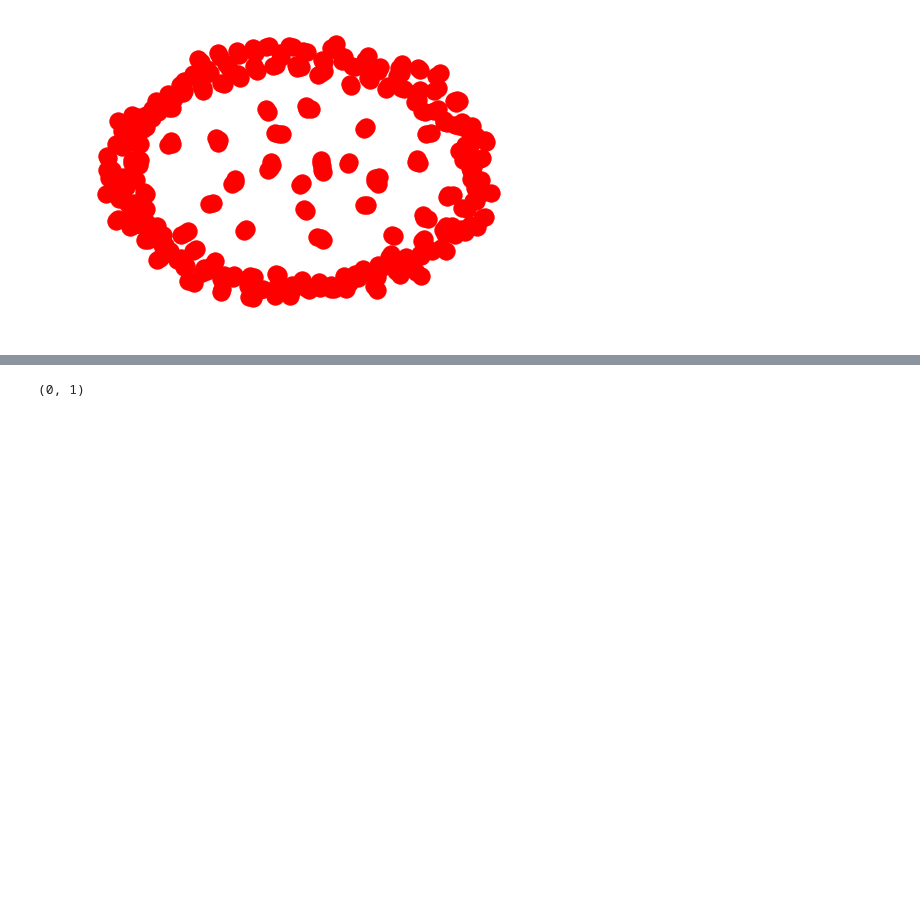
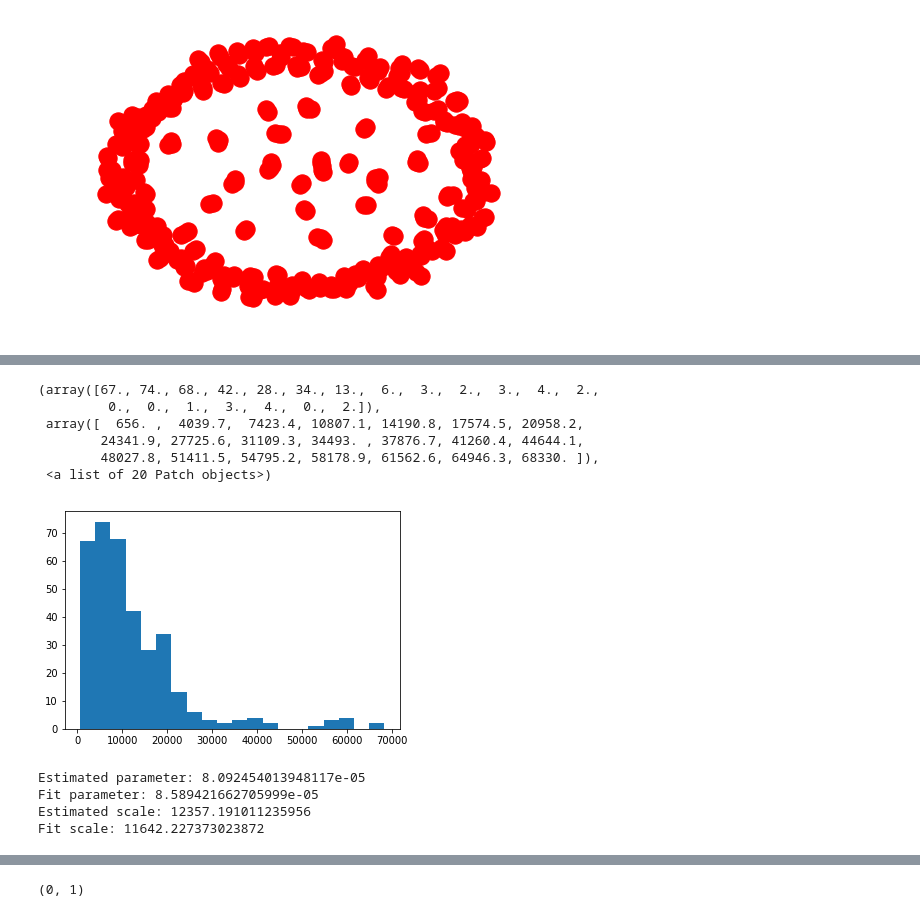
Before and after one commit to galowich/cee345, a Jupyter notebook: network_analysis.ipynb, the cells around one changed output, grey strips where cells are left out. Drawn from its saved outputs; the diff is of its cells as text; code cells hidden in the pictures; blank space fills up the shorter version.

```diff
--- a/network_analysis.ipynb
+++ b/network_analysis.ipynb
@@ -119,0 +234,10 @@ nx.draw(bronx_nonzero_graph)
+# %%
+plt.hist(flow_degrees, bins=20)
+# %% [output]
+(array([67., 74., 68., 42., 28., 34., 13.,  6.,  3.,  2.,  3.,  4.,  2.,
+         0.,  0.,  1.,  3.,  4.,  0.,  2.]),
+ array([  656. ,  4039.7,  7423.4, 10807.1, 14190.8, 17574.5, 20958.2,
+        24341.9, 27725.6, 31109.3, 34493. , 37876.7, 41260.4, 44644.1,
+        48027.8, 51411.5, 54795.2, 58178.9, 61562.6, 64946.3, 68330. ]),
+ <a list of 20 Patch objects>)
+[figure, added]
@@ -119,0 +252,11 @@ nx.draw(bronx_nonzero_graph)
+# %%
+print("Estimated parameter:", rate_est)
+print("Fit parameter:", exp_rate)
+
+print("Estimated scale:", scale_est)
+print("Fit scale:", exp_scale)
+# %% [output]
+Estimated parameter: 8.092454013948117e-05
+Fit parameter: 8.589421662705999e-05
+Estimated scale: 12357.191011235956
+Fit scale: 11642.227373023872
```
Also changed, not shown: parts of 57 cells of this notebook.
